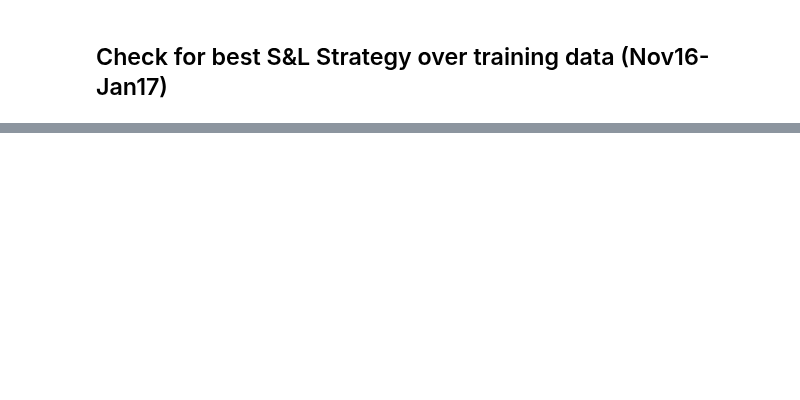
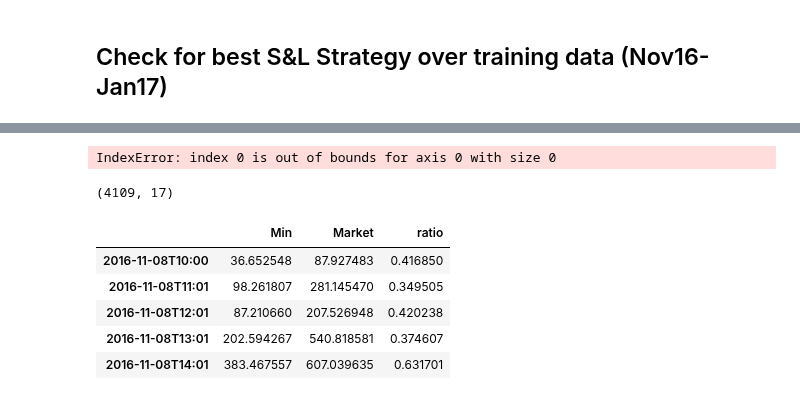
Before and after one commit to axelperschmann/orderbook_agent, a Jupyter notebook: orderbook_agent/notebooks/Thesis_Experiments/2_estimate_bestBaseAction.ipynb, the cells around one changed output, grey strips where cells are left out. Saved outputs shown, nothing was run; the diff lists cells and outputs as text; code cells hidden in the pictures; blank space fills up the shorter version.

```diff
--- a/orderbook_agent/notebooks/Thesis_Experiments/2_estimate_bestBaseAction.ipynb
+++ b/orderbook_agent/notebooks/Thesis_Experiments/2_estimate_bestBaseAction.ipynb
@@ -313,0 +103,22 @@ print("Minimal costs reached by S&L strategy: '{}': {:1.4f}".format(mean.argmin(
+# %%
+tmp = pd.DataFrame(costs_list_train.index >= "2017-05")
+tmp[tmp].dropna().index[0]
+# %% [output]
+IndexError: index 0 is out of bounds for axis 0 with size 0
+# %%
+costs_list_train.shape
+# %% [output]
+(4109, 17)
+# %%
+d = pd.DataFrame(costs_list_train.iloc[:,1:].min(axis=1), columns=['Min'])
+d['Market'] = costs_list_train.iloc[:,0]
+# %%
+d['ratio'] = d.Min / d.Market
+display(d.head())
+# %% [output]
+|  | Min | Market | ratio |
+| 2016-11-08T10:00 | 36.652548 | 87.927483 | 0.416850 |
+| 2016-11-08T11:01 | 98.261807 | 281.145470 | 0.349505 |
+| 2016-11-08T12:01 | 87.210660 | 207.526948 | 0.420238 |
+| 2016-11-08T13:01 | 202.594267 | 540.818581 | 0.374607 |
+| 2016-11-08T14:01 | 383.467557 | 607.039635 | 0.631701 |
```
Also changed, not shown: parts of 26 cells of this notebook, 12 other files.
